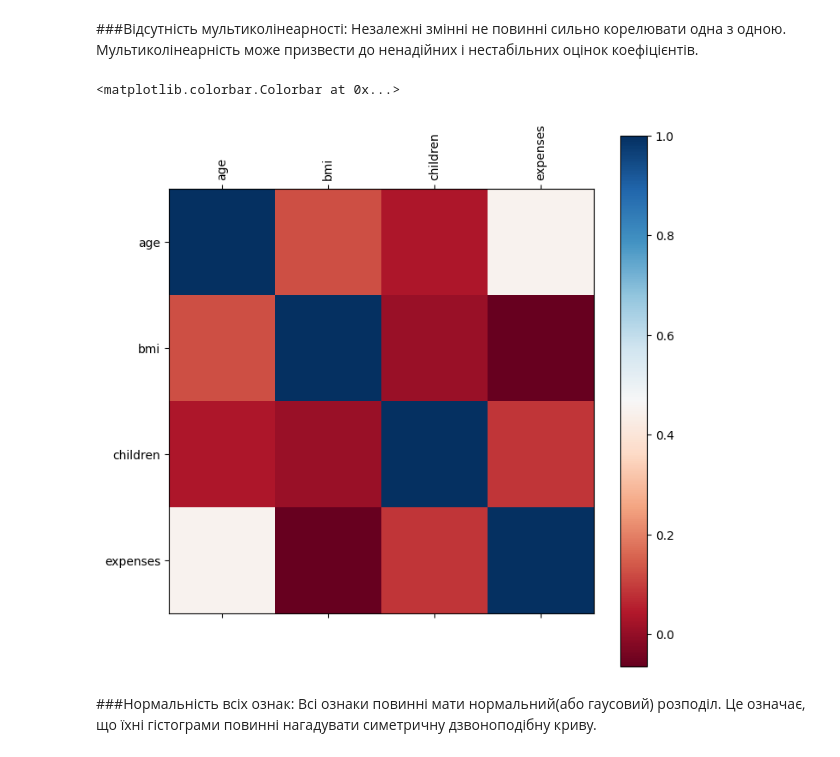
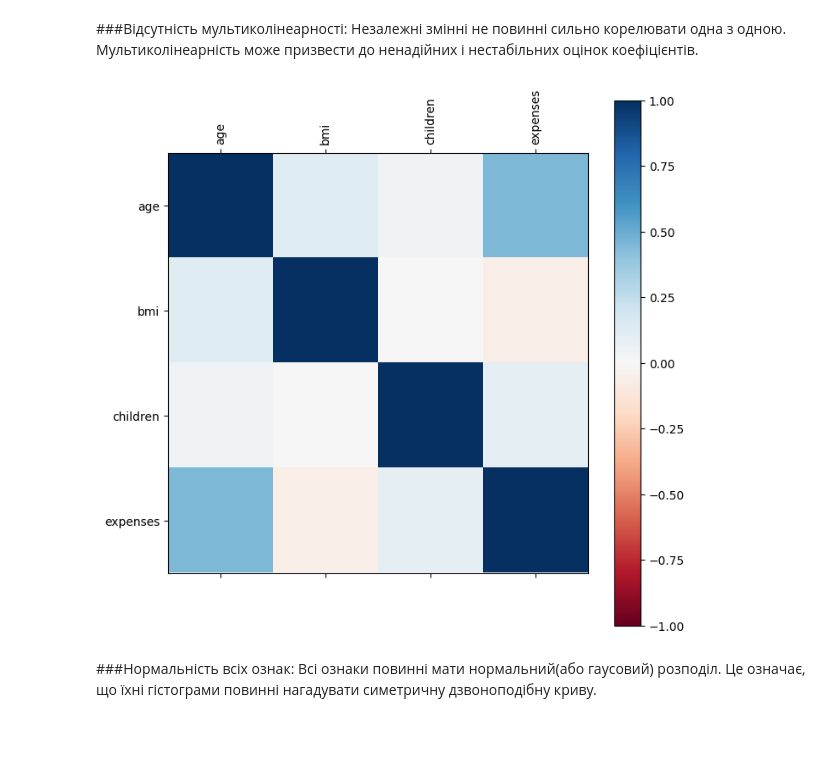
Before and after one commit to HalyshAnton/IT-Step-Pyton-AI, a Jupyter notebook: module3/linear_regression.ipynb, the cells around one changed output. Drawn from its saved outputs; the diff is of its cells as text; code cells hidden in the pictures.

```diff
--- a/module3/linear_regression.ipynb
+++ b/module3/linear_regression.ipynb
@@ -278,15 +280,15 @@ get_metrics(y_test, np.full_like(y_test, y_test.mean()), "mean")
 # %%
 corr = df.corr(method="pearson")
 
 fig = plt.figure(figsize=(8,8))
 plt.matshow(corr, cmap='RdBu', fignum=fig.number)
 
 plt.xticks(range(len(corr.columns)), corr.columns, rotation='vertical')
 plt.yticks(range(len(corr.columns)), corr.columns)
 plt.colorbar()
+plt.clim(-1, 1)
 # %% [output]
-<matplotlib.colorbar.Colorbar at 0x...>
-[figure, old version]
+[figure, new version]
 # %% [markdown]
 ###Нормальність всіх ознак:
 Всі ознаки повинні мати нормальний(або гаусовий) розподіл. Це означає, що їхні гістограми повинні нагадувати симетричну дзвоноподібну криву.
```
Also changed, not shown: parts of 38 cells of this notebook.
